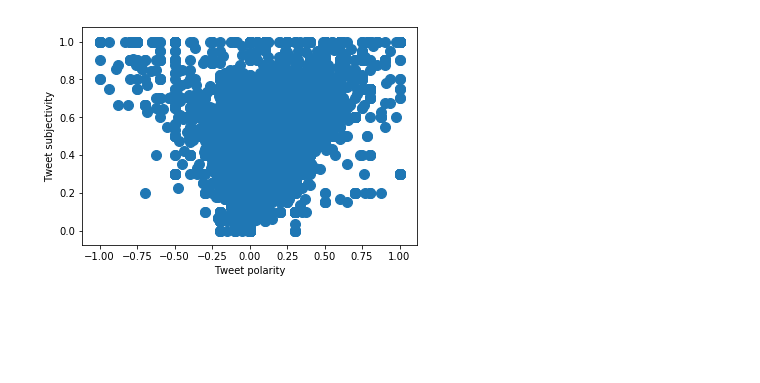
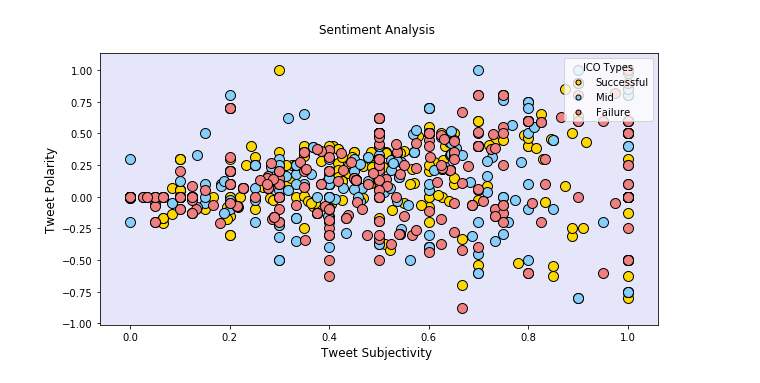
Before and after one commit to xprntl/ucb-da-project-1, a Jupyter notebook: Sentimental.ipynb, the cells around one changed output. Saved outputs shown, nothing was run; the diff lists cells and outputs as text; code cells hidden in the pictures; blank space fills up the shorter version.

```diff
--- a/Sentimental.ipynb
+++ b/Sentimental.ipynb
@@ -93,9 +62,0 @@ File
-# %%
-plt.scatter(File['Polarity'], File['Subjectivity'], s=100)
-plt.xlabel('Tweet polarity')
-plt.ylabel('Tweet subjectivity')
-# plt.xlim(-1.1, 1.1)
-# plt.ylim(-0.1, 1.1)
-plt.show()
-# %% [output]
-[figure, removed]
@@ -102,2 +67,41 @@ plt.show()
+# %%
+# Create data
+fig = plt.figure(figsize=(10,5))
+ax = fig.add_subplot(1, 1, 1,facecolor='lavender')
+
+
+
+colors = ["gold", "lightskyBlue", "lightcoral"]
+explode = (0, 0, 0.05)
+
+g1 = (Success.loc[(Success['Status'] == 'Successful'),['Subjectivity']], Success.loc[(Success['Status'] == 'Successful'),['Polarity']])
+g2 = (Mid_Success.loc[(Mid_Success['Status'] == 'Mid'),['Subjectivity']], Mid_Success.loc[(Mid_Success['Status'] == 'Mid'),['Polarity']])
+g3 = (Failure.loc[(Failure['Status'] == 'Failure'),['Subjectivity']], Failure.loc[(Failure['Status'] == 'Failure'),['Polarity']])
+
+
+
+data = (g1, g2,g3)
+groups = File['Status'].unique()
+
+# Create plot
+for data, color, group in zip(data, colors, groups):
+    x, y= data
+    ax.scatter(x, y,
+               alpha=1.0,
+               c=color,
+               edgecolors='black',
+               s=100,
+               label=group)
+
+plt.title('Sentiment Analysis ',y=1.05, fontsize = 12.0)
+plt.xlabel('Tweet Subjectivity ',fontsize = 12.0)
+plt.ylabel('Tweet Polarity',fontsize = 12.0)
+plt.legend(title = "ICO Types", loc=1, markerscale = 0.5, fontsize = 10.0)
+# plt.text(40,15,"Note: Circle size corelates with driver count per city", va = 'top',ha = 'left',fontsize=12.0)
+# sns.set_style('darkgrid')
+plt.savefig("bubbleplot.png")
+plt.show()
+# %% [output]
+[figure, added]
 # %%
 # Create plot
```
Also changed, not shown: parts of 8 cells of this notebook.
